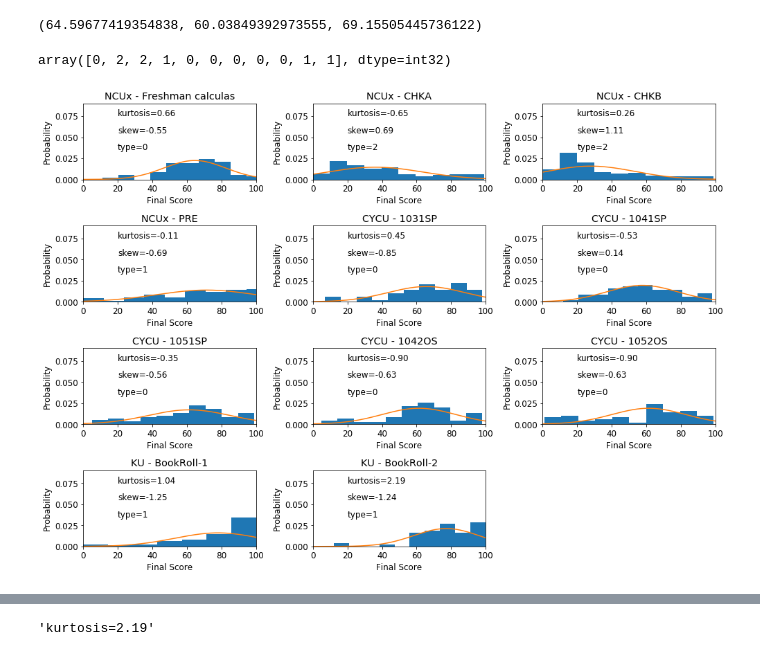
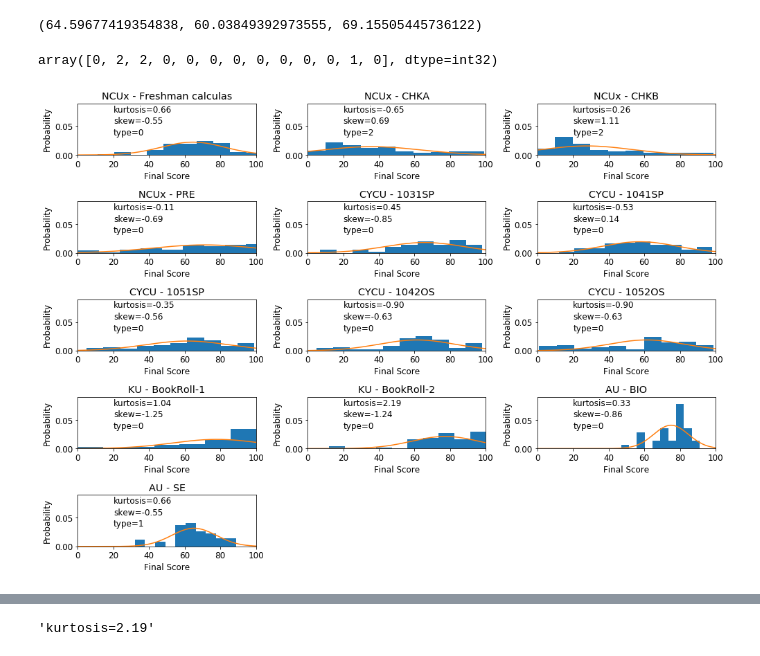
Before and after one commit to owen198/kslab, a Jupyter notebook: ds_comparision/datasets.ipynb, the cells around one changed output, grey strips where cells are left out. Cells and saved outputs as stored; diff of their text form; code cells hidden in the pictures.

```diff
--- a/ds_comparision/datasets.ipynb
+++ b/ds_comparision/datasets.ipynb
@@ -311,6 +349,12 @@ m, s = stats.norm.fit(ku_br01)
 pdf_g_ku01 = stats.norm.pdf(lnspc, m, s)
 m, s = stats.norm.fit(ku_br02)
 pdf_g_ku02 = stats.norm.pdf(lnspc, m, s)
+
+
+m, s = stats.norm.fit(au_106bio)
+pdf_g_au106bio = stats.norm.pdf(lnspc, m, s)
+m, s = stats.norm.fit(au_106se)
+pdf_g_au106se = stats.norm.pdf(lnspc, m, s)
 # %% [output]
 (64.59677419354838, 60.03849392973555, 69.15505445736122)
 # %%
@@ -324,14 +368,16 @@ X = np.array([pdf_g_ncux_fc,
               pdf_g_cycu_1042os,
               pdf_g_cycu_1052os,
               pdf_g_ku01,
-              pdf_g_ku02])
+              pdf_g_ku02,
+              pdf_g_au106bio,
+              pdf_g_au106se])
 kmeans = KMeans(n_clusters=3, random_state=0).fit(X)
 
 centroids = kmeans.cluster_centers_
 labels = kmeans.labels_
 labels
 # %% [output]
-array([0, 2, 2, 1, 0, 0, 0, 0, 0, 1, 1], dtype=int32)
+array([0, 2, 2, 0, 0, 0, 0, 0, 0, 0, 0, 1, 0], dtype=int32)
 # %%
 ncux_fc_kurs = 'kurtosis=' + str(format(kurtosis(ncux_fc), '.2f'))
 ncux_fc_skew = 'skew=' + str(format(skew(ncux_fc), '.2f'))
@@ -370,6 +416,13 @@ ku_br01_type = 'type=' + str(labels[9])
 ku_br02_kurs = 'kurtosis=' + str(format(kurtosis(ku_br02), '.2f'))
 ku_br02_skew = 'skew=' + str(format(skew(ku_br02), '.2f'))
 ku_br02_type = 'type=' + str(labels[10])
+
+au_106bio_kurs = 'kurtosis=' + str(format(kurtosis(au_106bio), '.2f'))
+au_106bio_skew = 'skew=' + str(format(skew(au_106bio), '.2f'))
+au_106bio_type = 'type=' + str(labels[10])
+au_106se_kurs = 'kurtosis=' + str(format(kurtosis(au_106se), '.2f'))
+au_106se_skew = 'skew=' + str(format(skew(au_106se), '.2f'))
+au_106se_type = 'type=' + str(labels[11])
 # %%
 matplotlib.rcParams.update({'font.size': 12})
 
@@ -379,7 +432,7 @@ plt.subplots_adjust(hspace=0.4, wspace=0.4)
 label = ['Validation', 'Testing']
 bins = 10
 ylimit = 0.09
-subplot_x = 4
+subplot_x = 5
 subplot_y = 3
 
 ax = plt.subplot(subplot_x, subplot_y, 1)
@@ -498,34 +551,61 @@ ax.annotate(cycu_1052os_type, xy=(20, 0.035))
 ax = plt.subplot(subplot_x, subplot_y, 10)
 plt.hist(ku_br01, bins = 7, density=True)
 plt.plot(lnspc, pdf_g_ku01, label="Norm") # plot it
 plt.title('KU - BookRoll-1')
 plt.ylabel('Probability')
 plt.xlabel('Final Score')
 plt.xlim(0, 100)
 plt.ylim(0, ylimit)
 ax.annotate(ku_br01_kurs, xy=(20, 0.075))
 ax.annotate(ku_br01_skew, xy=(20, 0.055))
 ax.annotate(ku_br01_type, xy=(20, 0.035))
 
 ax = plt.subplot(subplot_x, subplot_y, 11)
 plt.hist(ku_br02, bins = bins, density=True)
 plt.plot(lnspc, pdf_g_ku02, label="Norm") # plot it
 plt.title('KU - BookRoll-2')
 plt.ylabel('Probability')
 plt.xlabel('Final Score')
 plt.xlim(0, 100)
 plt.ylim(0, ylimit)
 ax.annotate(ku_br02_kurs, xy=(20, 0.075))
 ax.annotate(ku_br02_skew, xy=(20, 0.055))
 ax.annotate(ku_br02_type, xy=(20, 0.035))
 
 
+
+
+ax = plt.subplot(subplot_x, subplot_y, 12)
+plt.hist(au_106bio, bins = bins, density=True)
+plt.plot(lnspc, pdf_g_au106bio, label="Norm") # plot it
+plt.title('AU - BIO')
+plt.ylabel('Probability')
+plt.xlabel('Final Score')
+plt.xlim(0, 100)
+plt.ylim(0, ylimit)
+ax.annotate(au_106bio_kurs, xy=(20, 0.075))
+ax.annotate(au_106bio_skew, xy=(20, 0.055))
+ax.annotate(au_106bio_type, xy=(20, 0.035))
+
+ax = plt.subplot(subplot_x, subplot_y, 13)
+plt.hist(au_106se, bins = bins, density=True)
+plt.plot(lnspc, pdf_g_au106se, label="Norm") # plot it
+plt.title('AU - SE')
+plt.ylabel('Probability')
+plt.xlabel('Final Score')
+plt.xlim(0, 100)
+plt.ylim(0, ylimit)
+ax.annotate(au_106se_kurs, xy=(20, 0.075))
+ax.annotate(au_106se_skew, xy=(20, 0.055))
+ax.annotate(au_106se_type, xy=(20, 0.035))
+
+
 plt.tight_layout()
 plt.savefig('./images/score_distribution.png', dpi=300)
 
 #plt.show()
 # %% [output]
-[figure, old version]
+[figure, new version]
 # %%
 colors = ["g.","r.", "c."]
 #colors = ["g.","r."]
```
Also changed, not shown: parts of 10 cells of this notebook, 11 other files.
